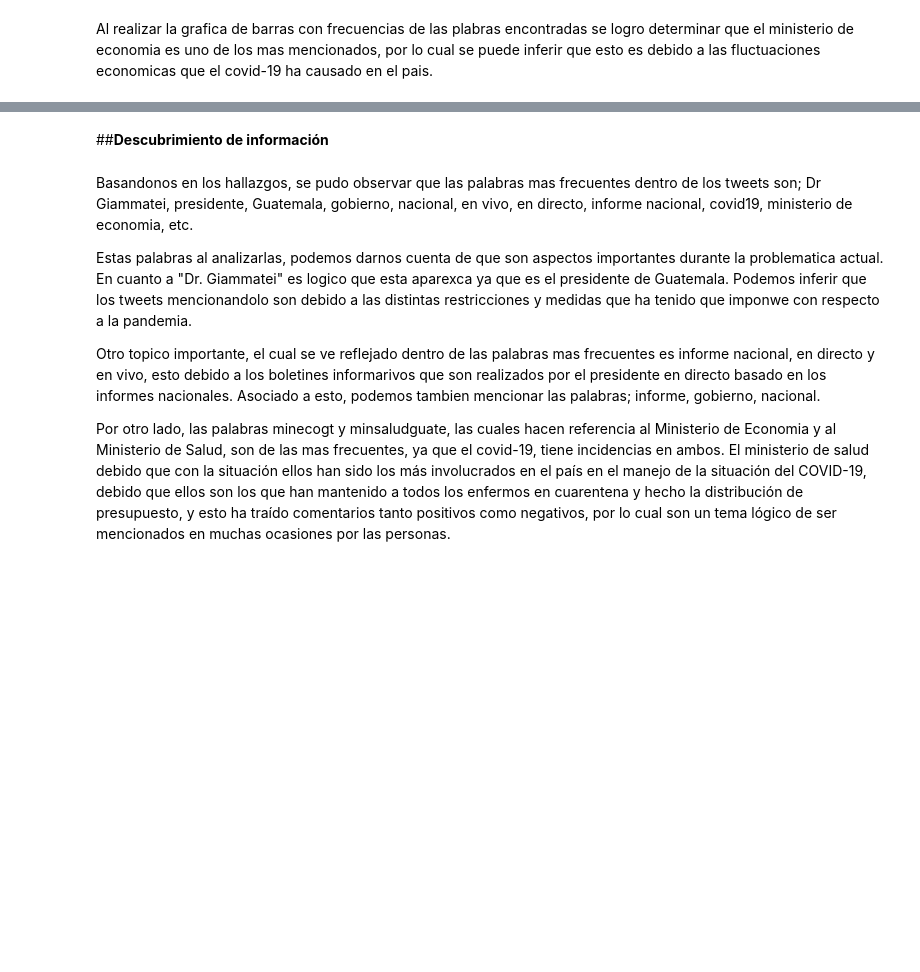
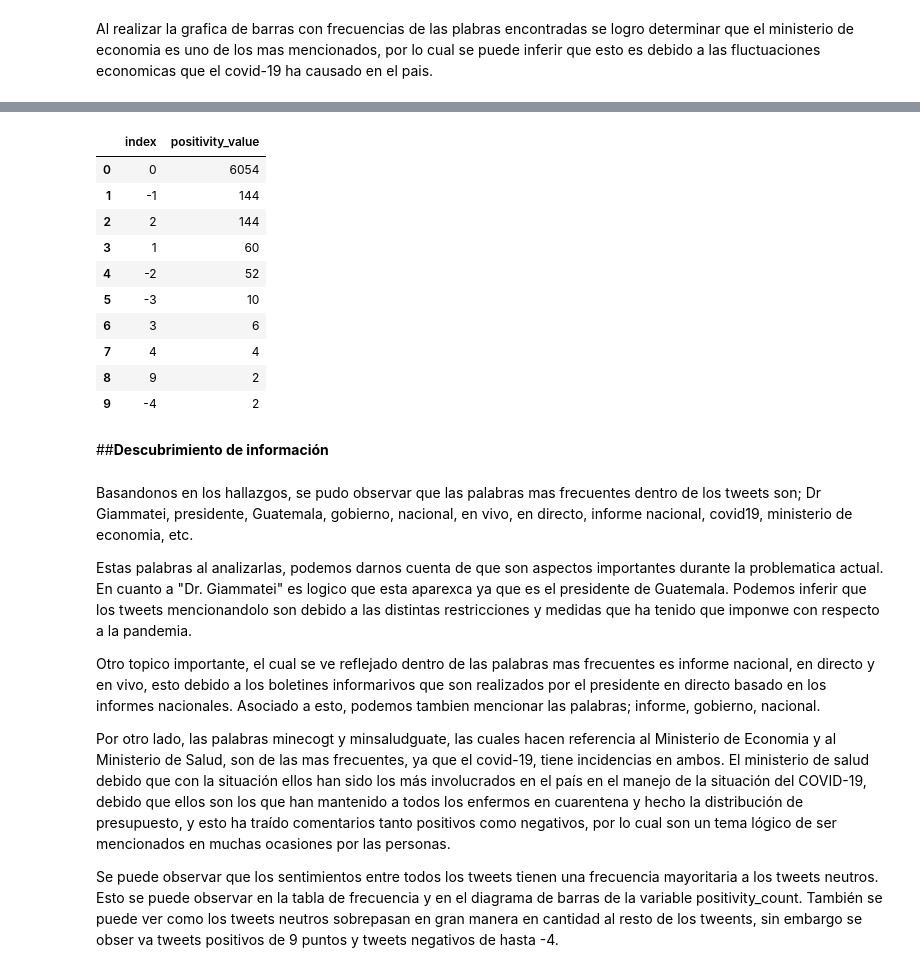
Before and after one commit to diegoestradaXO/Lab6-Data-Science, a Jupyter notebook: Lab6.ipynb, the cells around one changed output, grey strips where cells are left out. Drawn from its saved outputs; the diff is of its cells as text; code cells hidden in the pictures; blank space fills up the shorter version.

```diff
--- a/Lab6.ipynb
+++ b/Lab6.ipynb
@@ -242,3 +274,18 @@ Al realizar la grafica de barras con frecuencias de las plabras encontradas se l
+# %%
+positivity_count = pd.value_counts(data.positivity_value).to_frame().reset_index()
+positivity_count
+# %% [output]
+|  | index | positivity_value |
+| 0 | 0 | 6054 |
+| 1 | -1 | 144 |
+| 2 | 2 | 144 |
+| 3 | 1 | 60 |
+| 4 | -2 | 52 |
+| 5 | -3 | 10 |
+| 6 | 3 | 6 |
+| 7 | 4 | 4 |
+| 8 | 9 | 2 |
+| 9 | -4 | 2 |
 # %% [markdown]
 ##**Descubrimiento de información**
 # %% [markdown]
@@ -252,3 +299,5 @@ Otro topico importante, el cual se ve reflejado dentro de las palabras mas frecu
 
 
 Por otro lado, las palabras minecogt y minsaludguate, las cuales hacen referencia al Ministerio de Economia y al Ministerio de Salud, son de las mas frecuentes, ya que el covid-19, tiene incidencias en ambos. El ministerio de salud debido que con la situación ellos han sido los más involucrados en el país en el manejo de la situación del COVID-19, debido que ellos son los que han mantenido a todos los enfermos en cuarentena y hecho la distribución de presupuesto, y esto ha traído comentarios tanto positivos como negativos, por lo cual son un tema lógico de ser mencionados en muchas ocasiones por las personas.<br>
+
+Se puede observar que los sentimientos entre todos los tweets tienen una frecuencia mayoritaria a los tweets neutros. Esto se puede observar en la tabla de frecuencia y en el diagrama de barras de la variable positivity_count. También se puede ver como los tweets neutros sobrepasan en gran manera en cantidad al resto de los tweents, sin embargo se obser va tweets positivos de 9 puntos y tweets negativos de hasta -4.
```
Also changed, not shown: parts of 15 cells of this notebook.
